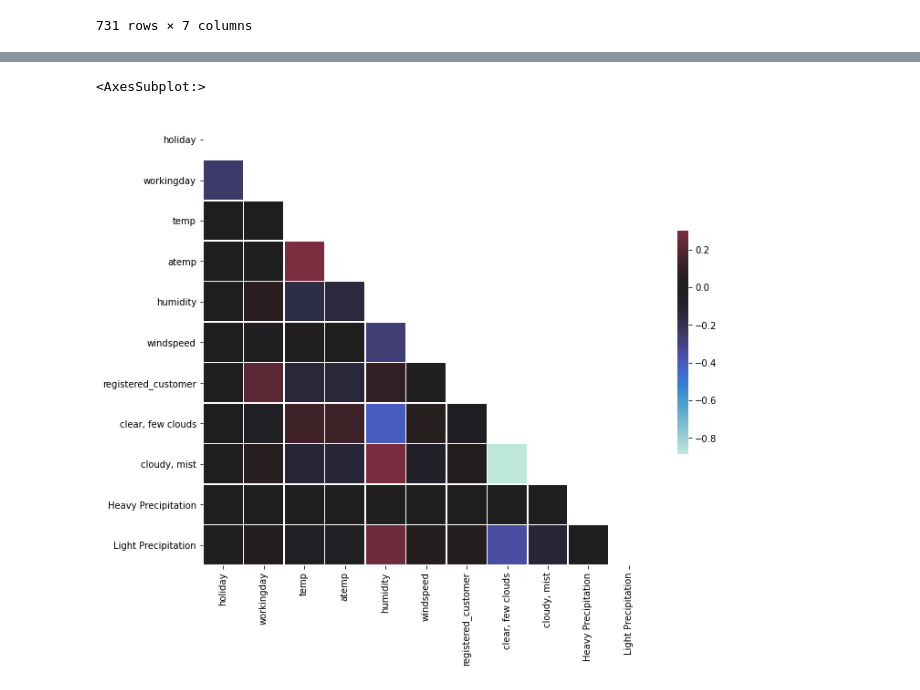
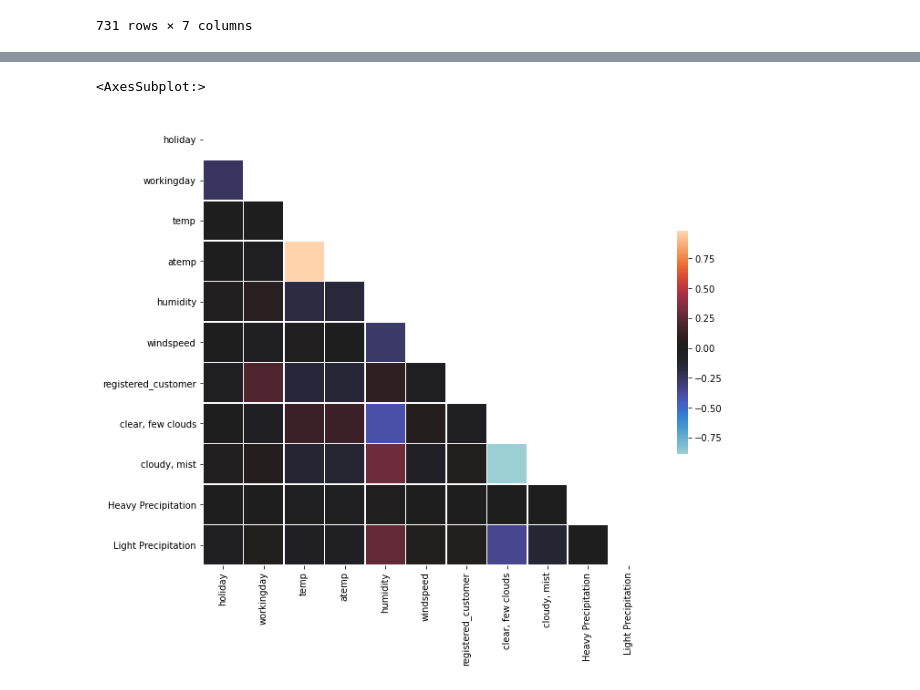
Before and after one commit to LeonBeyer123/Business_Intelligence, a Jupyter notebook: Aufgabe 1.ipynb, the cells around one changed output, grey strips where cells are left out. Cells and saved outputs as stored; diff of their text form; code cells hidden in the pictures.

```diff
--- a/Aufgabe 1.ipynb
+++ b/Aufgabe 1.ipynb
@@ -234,10 +234,10 @@ corr
 # %%
 
 mask = np.triu(np.ones_like(corr, dtype=bool))
 f, ax = plt.subplots(figsize=(11, 9))
 #cmap = sns.diverging_palette(230, 20, as_cmap=True)
-sns.heatmap(corr, mask=mask,vmax=.5, center=0,
+sns.heatmap(corr, mask=mask,center=0,
 square=True, linewidths=.5, cbar_kws={"shrink": .5})
 # %% [output]
 <AxesSubplot:>
-[figure, old version]
+[figure, new version]
```
